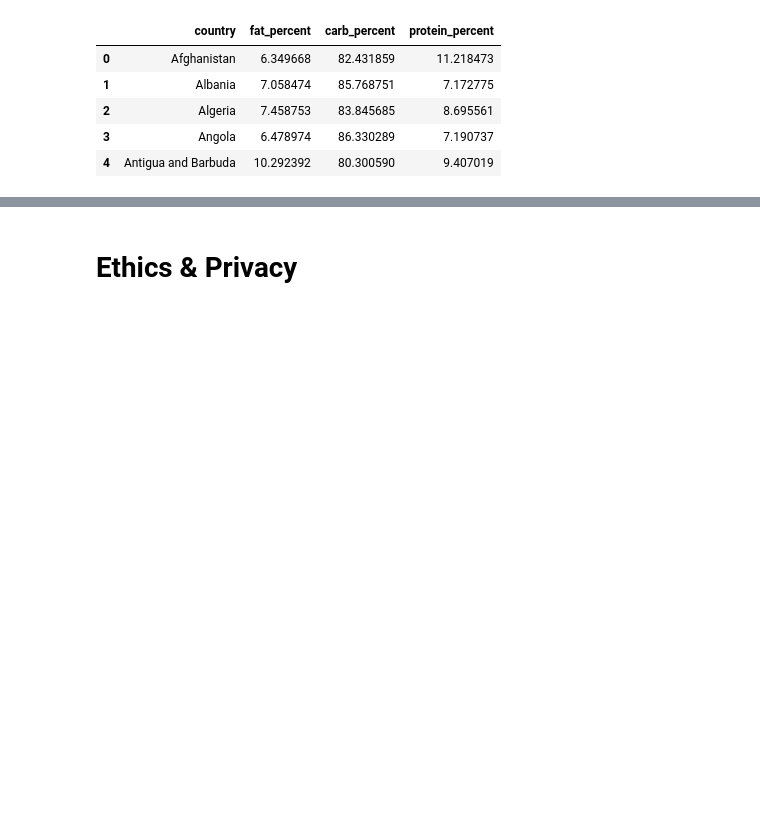
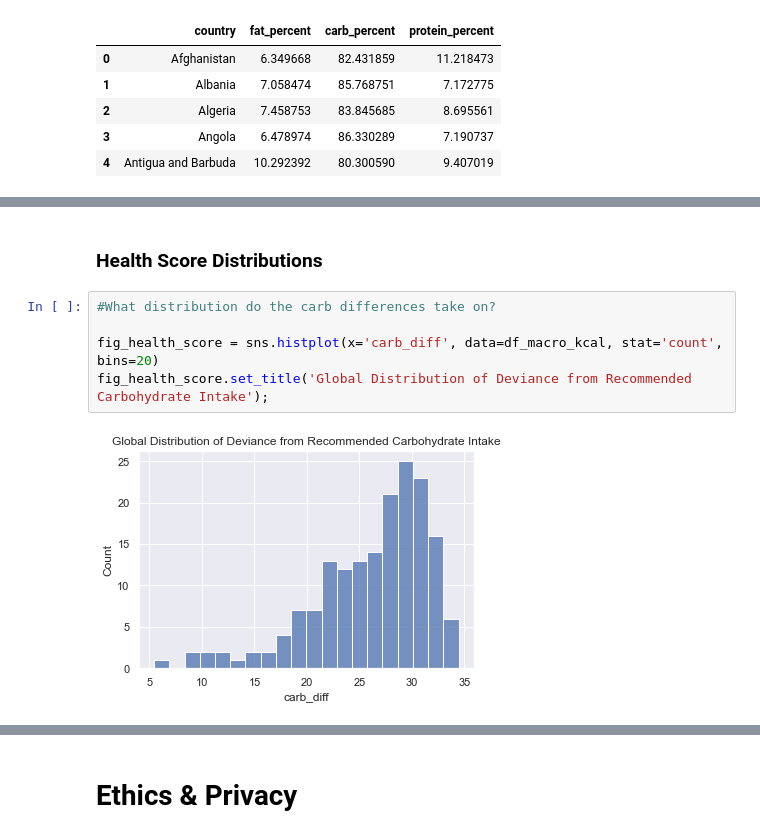
Before and after one commit to chwheo/cogs108-final-project, a Jupyter notebook: FinalProjectGroup061Sp22.ipynb, the cells around one changed output, grey strips where cells are left out. Drawn from its saved outputs; the diff is of its cells as text; blank space fills up the shorter version.

```diff
--- a/FinalProjectGroup061Sp22.ipynb
+++ b/FinalProjectGroup061Sp22.ipynb
@@ -614,0 +627,9 @@ Minimum health score: 25.0,
+# %% [markdown]
+### Health Score Distributions ###
+# %%
+#What distribution do the carb differences take on?
+
+fig_health_score = sns.histplot(x='carb_diff', data=df_macro_kcal, stat='count', bins=20)
+fig_health_score.set_title('Global Distribution of Deviance from Recommended Carbohydrate Intake');
+# %% [output]
+[figure, added]
```
Also changed, not shown: parts of 31 cells of this notebook.
